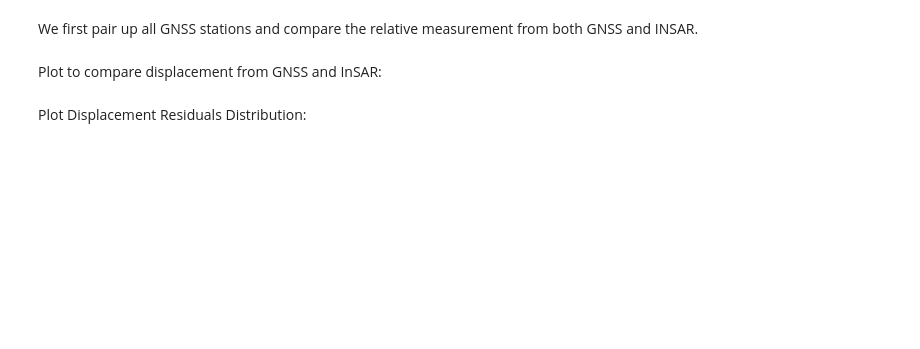
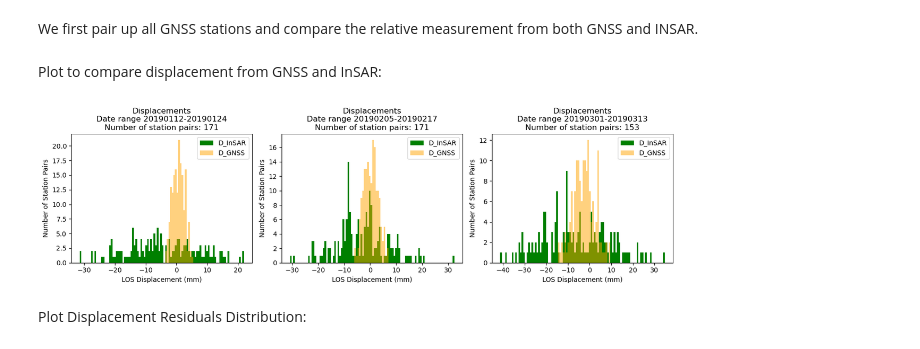
Before and after one commit to nisar-solid/ATBD, a Jupyter notebook: methods/transient/Transient_Requirement_Validation.ipynb, the cells around one changed output. Drawn from its saved outputs; the diff is of its cells as text; code cells hidden in the pictures; blank space fills up the shorter version.

```diff
--- a/methods/transient/Transient_Requirement_Validation.ipynb
+++ b/methods/transient/Transient_Requirement_Validation.ipynb
@@ -445,16 +753,40 @@ for i in displacement.index.get_level_values(0).unique():
 # %% [markdown]
 Plot to compare displacement from GNSS and InSAR:
 # %%
-for i in displacement.index.get_level_values(0).unique():
-    plt.figure(figsize=(11,7))
-    disp_range = (min([*insar_disp[i],*gnss_disp[i]]),max([*insar_disp[i],*gnss_disp[i]]))
-    plt.hist(insar_disp[i],bins=100,range=disp_range,color = "green",label='D_InSAR')
-    plt.hist(gnss_disp[i],bins=100,range=disp_range,color="orange",label='D_GNSS', alpha=0.5)
-    plt.legend(loc='upper right')
-    plt.title(f"Displacements \n Date range {ifgs_date[i,0].strftime('%Y%m%d')}-{ifgs_date[i,1].strftime('%Y%m%d')} \n Number of station pairs used: {len(insar_disp[i])}")
-    plt.xlabel('LOS Displacement (mm)')
-    plt.ylabel('Number of Station Pairs')
-    plt.show()
+# changed to subplots from the previous notebook version
+
+indices = displacement.index.get_level_values(0).unique()
+num_indices = len(indices)
+num_cols = 4
+num_rows = -(-num_indices // num_cols)
+
+# Create subplots
+fig, axs = plt.subplots(num_rows, num_cols, figsize=(18, 4 * num_rows))
+axs = np.array(axs).flatten()
+
+# Iterate through and plot histograms
+for idx, i in enumerate(indices):
+    ax = axs[idx]
+    disp_range = (min(insar_disp[i].min(), gnss_disp[i].min()),
+                  max(insar_disp[i].max(), gnss_disp[i].max()))
+
+    # Plot histograms
+    ax.hist(insar_disp[i], bins=100, range=disp_range, color="green", label='D_InSAR')
+    ax.hist(gnss_disp[i], bins=100, range=disp_range, color="orange", label='D_GNSS', alpha=0.5)
+
+    ax.legend(loc='upper right')
+    ax.set_title(f"Displacements\nDate range {ifgs_date[i, 0].strftime('%Y%m%d')}-{ifgs_date[i, 1].strftime('%Y%m%d')}\n"
+                 f"Number of station pairs: {len(insar_disp[i])}")
+    ax.set_xlabel('LOS Displacement (mm)')
+    ax.set_ylabel('Number of Station Pairs')
+
+for ax in axs[num_indices:]:
+    ax.axis('off')
+
+plt.tight_layout()
+plt.show()
+# %% [output]
+[figure, added]
 # %% [markdown]
 Plot Displacement Residuals Distribution:
 # %%
```
Also changed, not shown: parts of 117 cells of this notebook, 1 other file.
